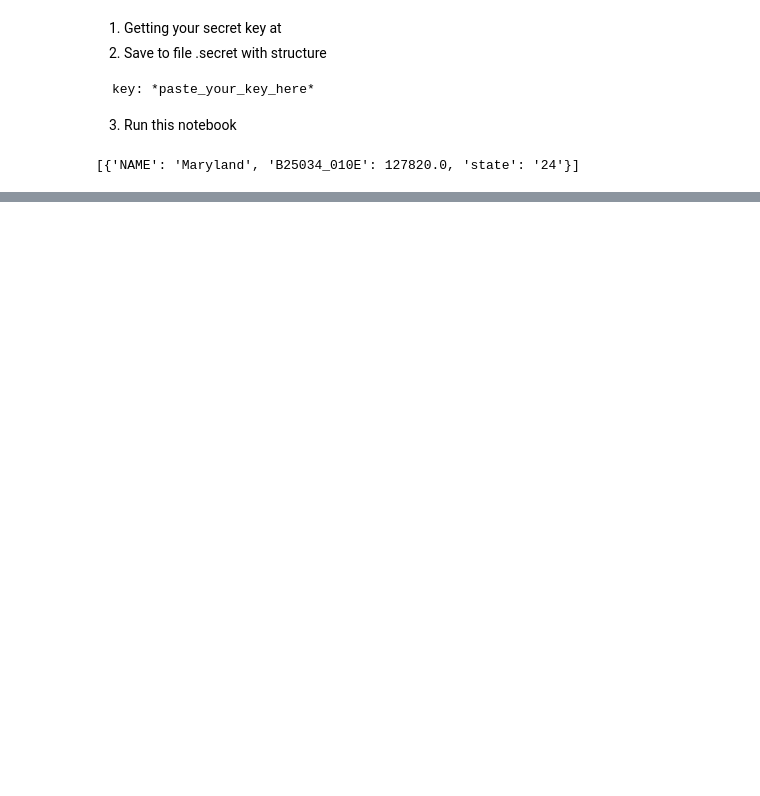
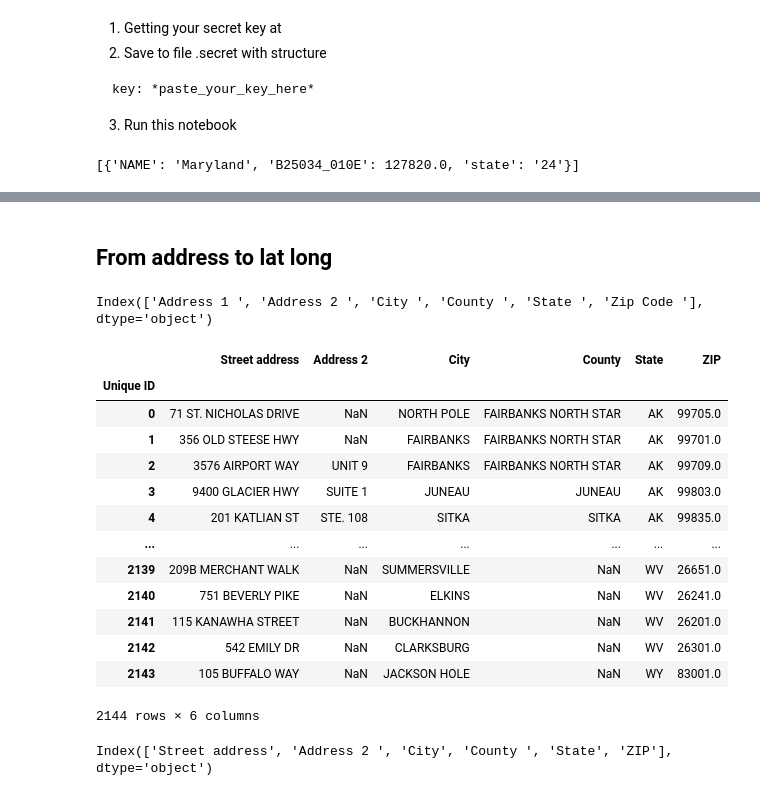
Before and after one commit to minhtriet/zipcodes, a Jupyter notebook: data_exploration.ipynb, the cells around one changed output, grey strips where cells are left out. Saved outputs shown, nothing was run; the diff lists cells and outputs as text; code cells hidden in the pictures; blank space fills up the shorter version.

Commit message:
add parse address csv file

```diff
--- a/data_exploration.ipynb
+++ b/data_exploration.ipynb
@@ -201,0 +314,2 @@ c.acs5.get(('NAME', 'B25034_010E'),
+# %% [markdown]
+## From address to lat long
@@ -201,0 +319,34 @@ c.acs5.get(('NAME', 'B25034_010E'),
+# %%
+# According to documentation at https://geocoding.geo.census.gov/geocoder/Geocoding_Services_API.html#_Toc7768597
+# we must submit a file with columns Unique ID, Street address, City, State, ZIP
+a=pd.read_csv('addresses_2.csv')
+# %%
+a.columns
+# %% [output]
+Index(['Address 1 ', 'Address 2 ', 'City ', 'County ', 'State ', 'Zip Code '], dtype='object')
+# %%
+a=a.rename({'Address 1 ': 'Street address', 'City ': 'City',
+          'State ': 'State', 'Zip Code ': 'ZIP'}, axis=1)
+# %%
+a.index=a.index.rename('Unique ID')
+# %%
+a
+# %% [output]
+|  | Street address | Address 2 | City | County | State | ZIP |
+| Unique ID |  |  |  |  |  |  |
+| 0 | 71 ST. NICHOLAS DRIVE | NaN | NORTH POLE | FAIRBANKS NORTH STAR | AK | 99705.0 |
+| 1 | 356 OLD STEESE HWY | NaN | FAIRBANKS | FAIRBANKS NORTH STAR | AK | 99701.0 |
+| 2 | 3576 AIRPORT WAY | UNIT 9 | FAIRBANKS | FAIRBANKS NORTH STAR | AK | 99709.0 |
+| 3 | 9400 GLACIER HWY | SUITE 1 | JUNEAU | JUNEAU | AK | 99803.0 |
+| 4 | 201 KATLIAN ST | STE. 108 | SITKA | SITKA | AK | 99835.0 |
+| ... | ... | ... | ... | ... | ... | ... |
+| 2139 | 209B MERCHANT WALK | NaN | SUMMERSVILLE | NaN | WV | 26651.0 |
+| 2140 | 751 BEVERLY PIKE | NaN | ELKINS | NaN | WV | 26241.0 |
+| 2141 | 115 KANAWHA STREET | NaN | BUCKHANNON | NaN | WV | 26201.0 |
+| 2142 | 542 EMILY DR | NaN | CLARKSBURG | NaN | WV | 26301.0 |
+| 2143 | 105 BUFFALO WAY | NaN | JACKSON HOLE | NaN | WY | 83001.0 |
+2144 rows × 6 columns
+# %%
+a.columns
+# %% [output]
+Index(['Street address', 'Address 2 ', 'City', 'County ', 'State', 'ZIP'], dtype='object')
```
Also changed, not shown: parts of 30 cells of this notebook.
